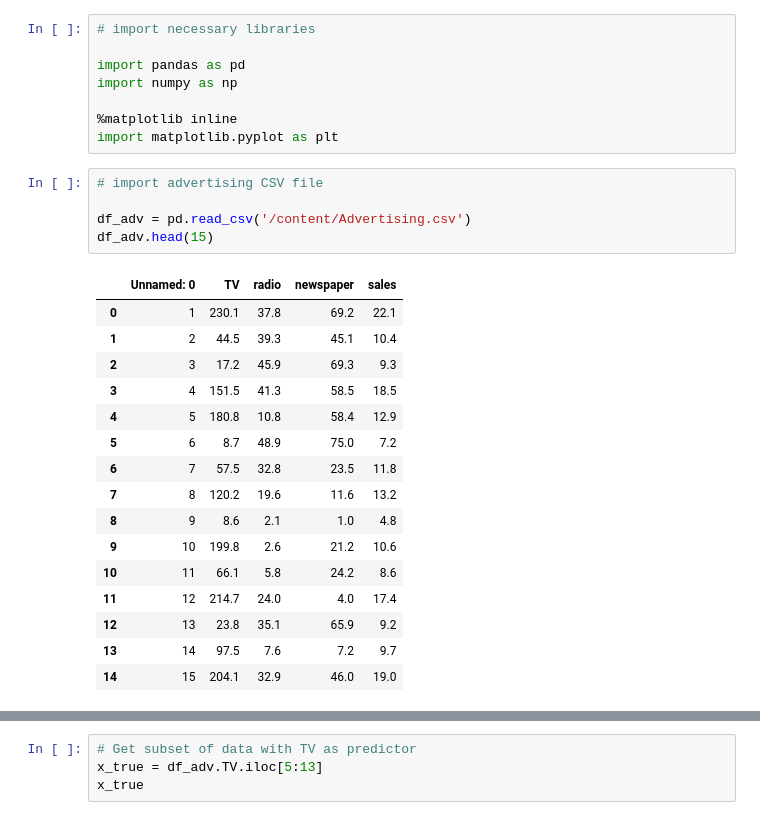
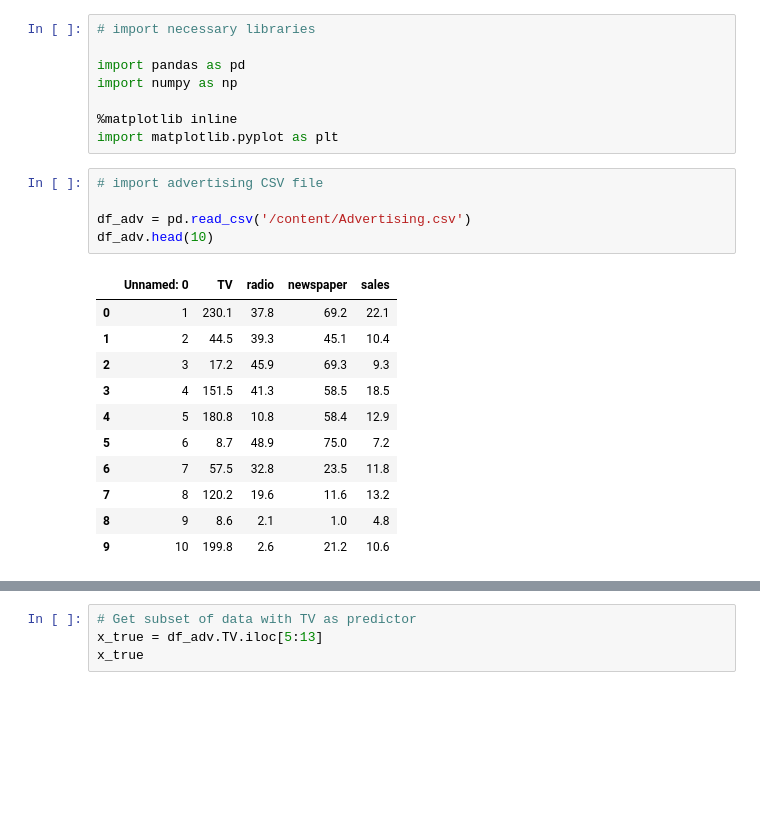
Before and after one commit to BrennZA/Introduction-to-DS-w-Python, a Jupyter notebook: tv-sales.ipynb, the cells around one changed output, grey strips where cells are left out. Cells and saved outputs as stored; diff of their text form; blank space fills up the shorter version.

```diff
--- a/tv-sales.ipynb
+++ b/tv-sales.ipynb
@@ -11,22 +11,17 @@ import matplotlib.pyplot as plt
 # %%
 # import advertising CSV file
 
 df_adv = pd.read_csv('/content/Advertising.csv')
-df_adv.head(15)
+df_adv.head(10)
 # %% [output]
 |  | Unnamed: 0 | TV | radio | newspaper | sales |
 | 0 | 1 | 230.1 | 37.8 | 69.2 | 22.1 |
 | 1 | 2 | 44.5 | 39.3 | 45.1 | 10.4 |
 | 2 | 3 | 17.2 | 45.9 | 69.3 | 9.3 |
 | 3 | 4 | 151.5 | 41.3 | 58.5 | 18.5 |
 | 4 | 5 | 180.8 | 10.8 | 58.4 | 12.9 |
 | 5 | 6 | 8.7 | 48.9 | 75.0 | 7.2 |
 | 6 | 7 | 57.5 | 32.8 | 23.5 | 11.8 |
 | 7 | 8 | 120.2 | 19.6 | 11.6 | 13.2 |
 | 8 | 9 | 8.6 | 2.1 | 1.0 | 4.8 |
 | 9 | 10 | 199.8 | 2.6 | 21.2 | 10.6 |
-| 10 | 11 | 66.1 | 5.8 | 24.2 | 8.6 |
-| 11 | 12 | 214.7 | 24.0 | 4.0 | 17.4 |
-| 12 | 13 | 23.8 | 35.1 | 65.9 | 9.2 |
-| 13 | 14 | 97.5 | 7.6 | 7.2 | 9.7 |
-| 14 | 15 | 204.1 | 32.9 | 46.0 | 19.0 |
```
Also changed, not shown: parts of 1 cell of this notebook.
